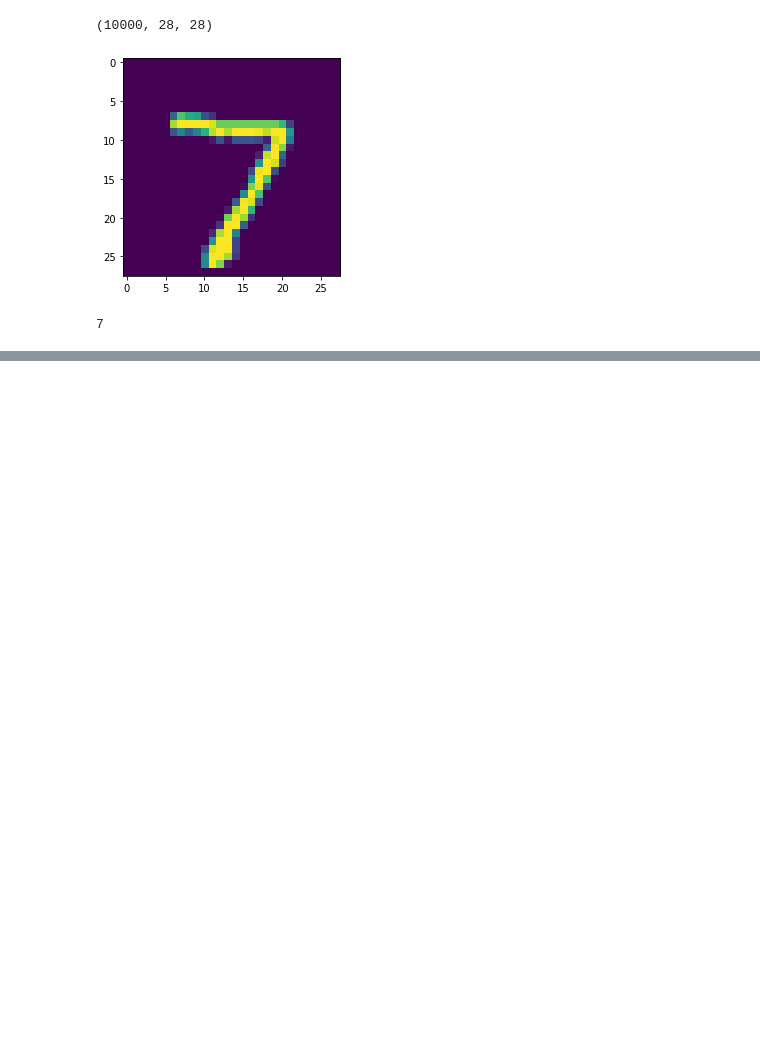
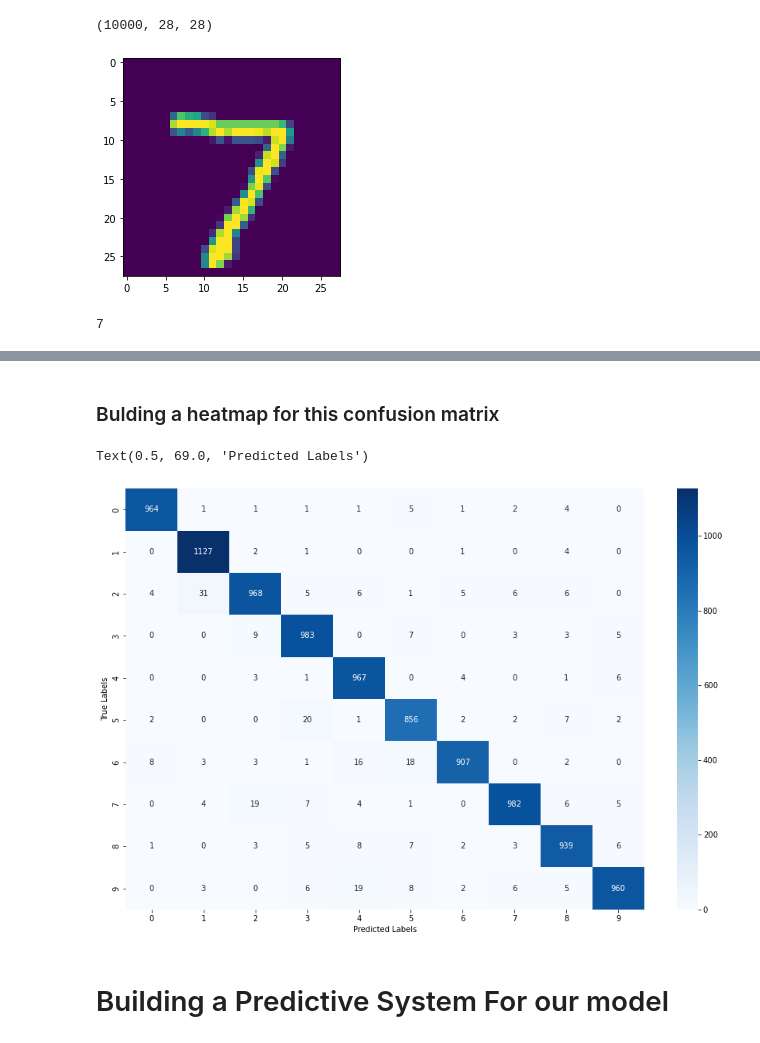
Before and after one commit to Hamza-Tahirr/MNIST-Digit-Classification-with-Neural-Network, a Jupyter notebook: MNIST Digit Classification with Neural Network.ipynb, the cells around one changed output, grey strips where cells are left out. Drawn from its saved outputs; the diff is of its cells as text; code cells hidden in the pictures; blank space fills up the shorter version.

```diff
--- a/MNIST Digit Classification with Neural Network.ipynb
+++ b/MNIST Digit Classification with Neural Network.ipynb
@@ -184,0 +187,2 @@ print(Y_test[0])
+# %%
+Y_pred = model.predict(X_test)
@@ -184,0 +210,2 @@ print(Y_test[0])
+# %%
+Y_pred_labels= [np.argmax(i) for i in Y_pred]
@@ -184,0 +222,2 @@ print(Y_test[0])
+# %%
+conf_mat = confusion_matrix(Y_test,Y_pred_labels)
@@ -184,0 +238,12 @@ print(Y_test[0])
+# %% [markdown]
+### Bulding a heatmap for this confusion matrix
+# %%
+plt.figure(figsize=(15,10))
+sns.heatmap(conf_mat,annot=True,cmap='Blues', fmt='d')
+plt.ylabel("True Labels")
+plt.xlabel("Predicted Labels")
+# %% [output]
+Text(0.5, 69.0, 'Predicted Labels')
+[figure, added]
+# %% [markdown]
+# Building a Predictive System For our model
```
Also changed, not shown: parts of 12 cells of this notebook.
